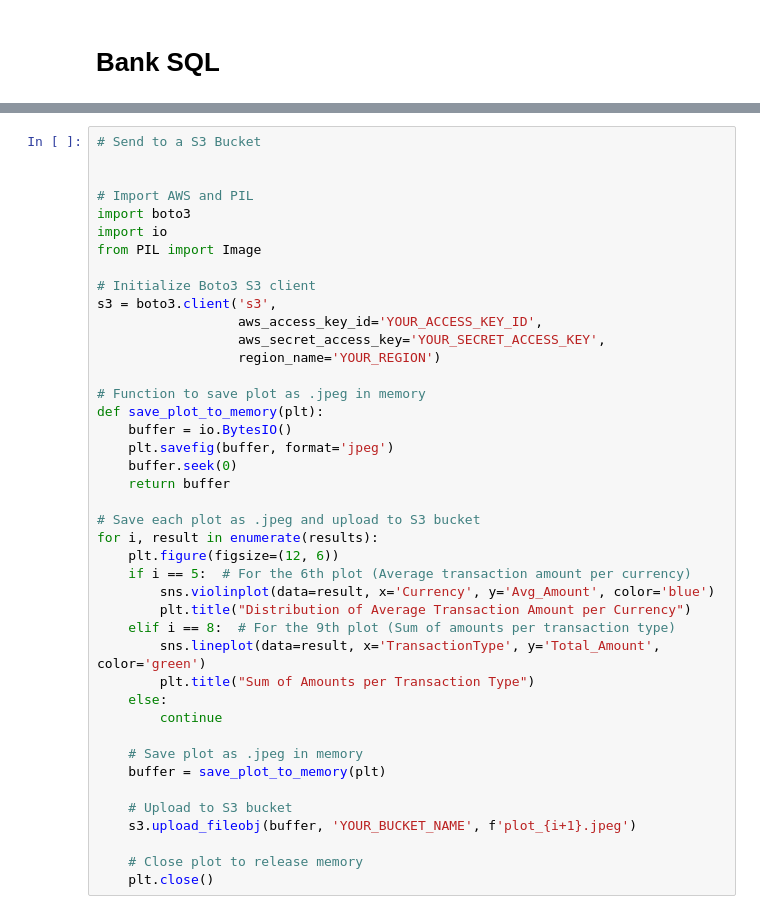
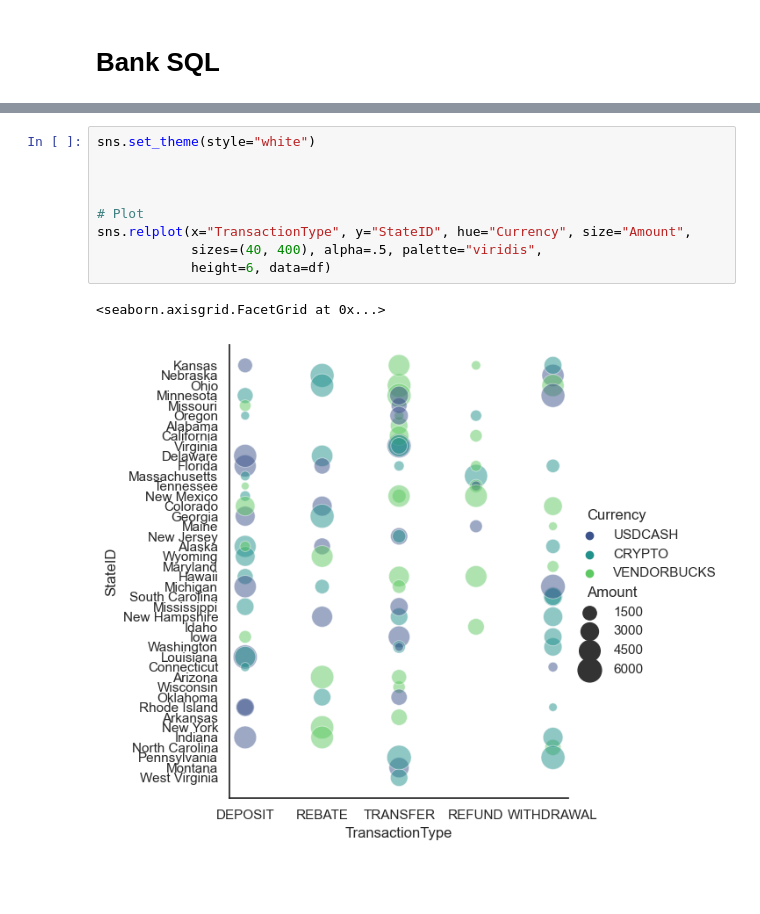
Before and after one commit to guzmanwolfrank/Data, a Jupyter notebook: BankSQL/Notebook/BankSQL.ipynb, the cells around one changed output, grey strips where cells are left out. Drawn from its saved outputs; the diff is of its cells as text; blank space fills up the shorter version.

```diff
--- a/BankSQL/Notebook/BankSQL.ipynb
+++ b/BankSQL/Notebook/BankSQL.ipynb
@@ -124,43 +136,13 @@ Query 1 result:
 [figure]
-# %%
-# Send to a S3 Bucket
-
-
-# Import AWS and PIL
-import boto3
-import io
-from PIL import Image
-
-# Initialize Boto3 S3 client
-s3 = boto3.client('s3',
-                  aws_access_key_id='YOUR_ACCESS_KEY_ID',
-                  aws_secret_access_key='YOUR_SECRET_ACCESS_KEY',
-                  region_name='YOUR_REGION')
-
-# Function to save plot as .jpeg in memory
-def save_plot_to_memory(plt):
-    buffer = io.BytesIO()
-    plt.savefig(buffer, format='jpeg')
-    buffer.seek(0)
-    return buffer
-
-# Save each plot as .jpeg and upload to S3 bucket
-for i, result in enumerate(results):
-    plt.figure(figsize=(12, 6))
-    if i == 5:  # For the 6th plot (Average transaction amount per currency)
-        sns.violinplot(data=result, x='Currency', y='Avg_Amount', color='blue')
-        plt.title("Distribution of Average Transaction Amount per Currency")
-    elif i == 8:  # For the 9th plot (Sum of amounts per transaction type)
-        sns.lineplot(data=result, x='TransactionType', y='Total_Amount', color='green')
-        plt.title("Sum of Amounts per Transaction Type")
-    else:
-        continue
-
-    # Save plot as .jpeg in memory
-    buffer = save_plot_to_memory(plt)
-
-    # Upload to S3 bucket
-    s3.upload_fileobj(buffer, 'YOUR_BUCKET_NAME', f'plot_{i+1}.jpeg')
-
-    # Close plot to release memory
-    plt.close()
+# %%
+sns.set_theme(style="white")
+
+
+
+# Plot
+sns.relplot(x="TransactionType", y="StateID", hue="Currency", size="Amount",
+            sizes=(40, 400), alpha=.5, palette="viridis",
+            height=6, data=df)
+# %% [output]
+<seaborn.axisgrid.FacetGrid at 0x...>
+[figure, added]
```
Also changed, not shown: parts of 1 cell of this notebook.
